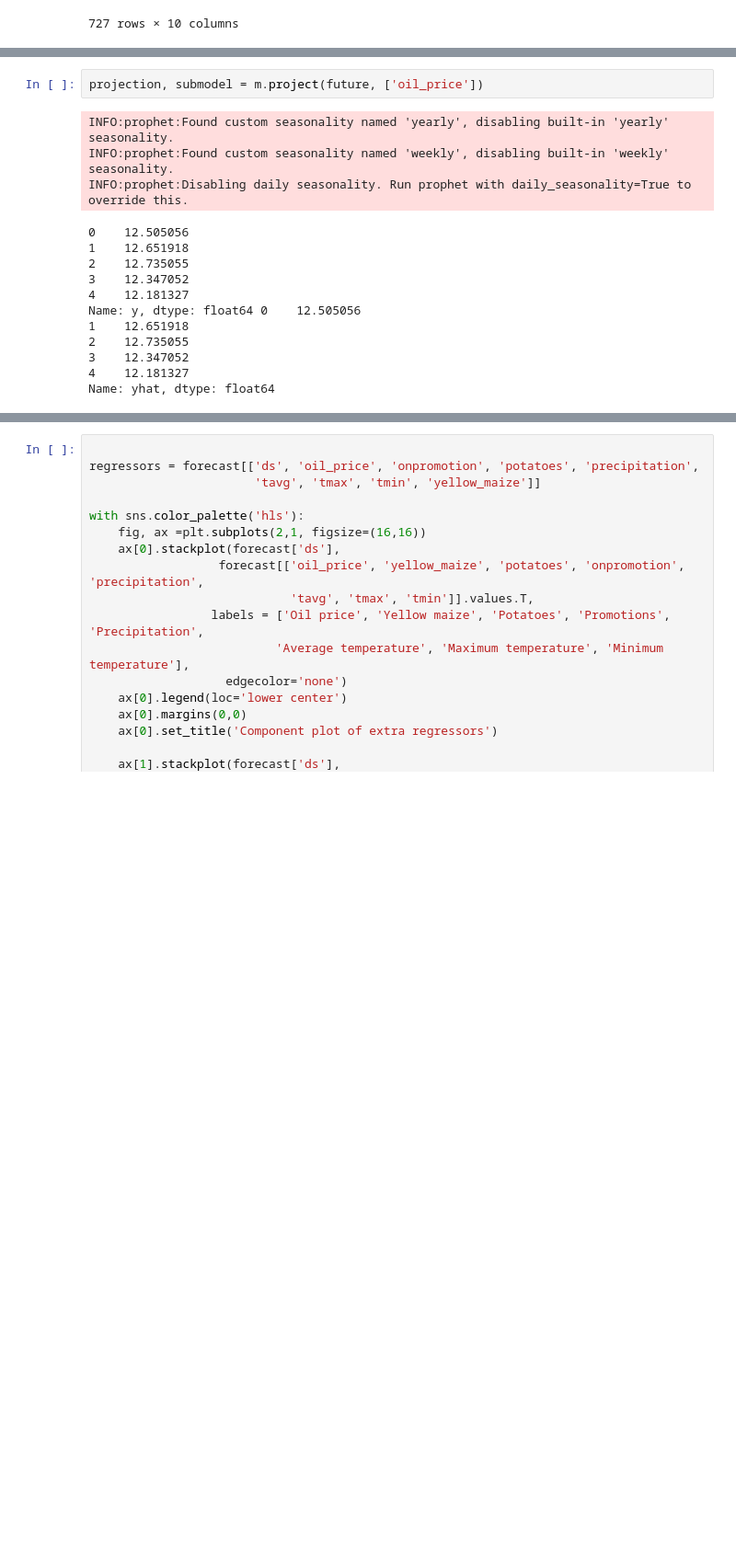
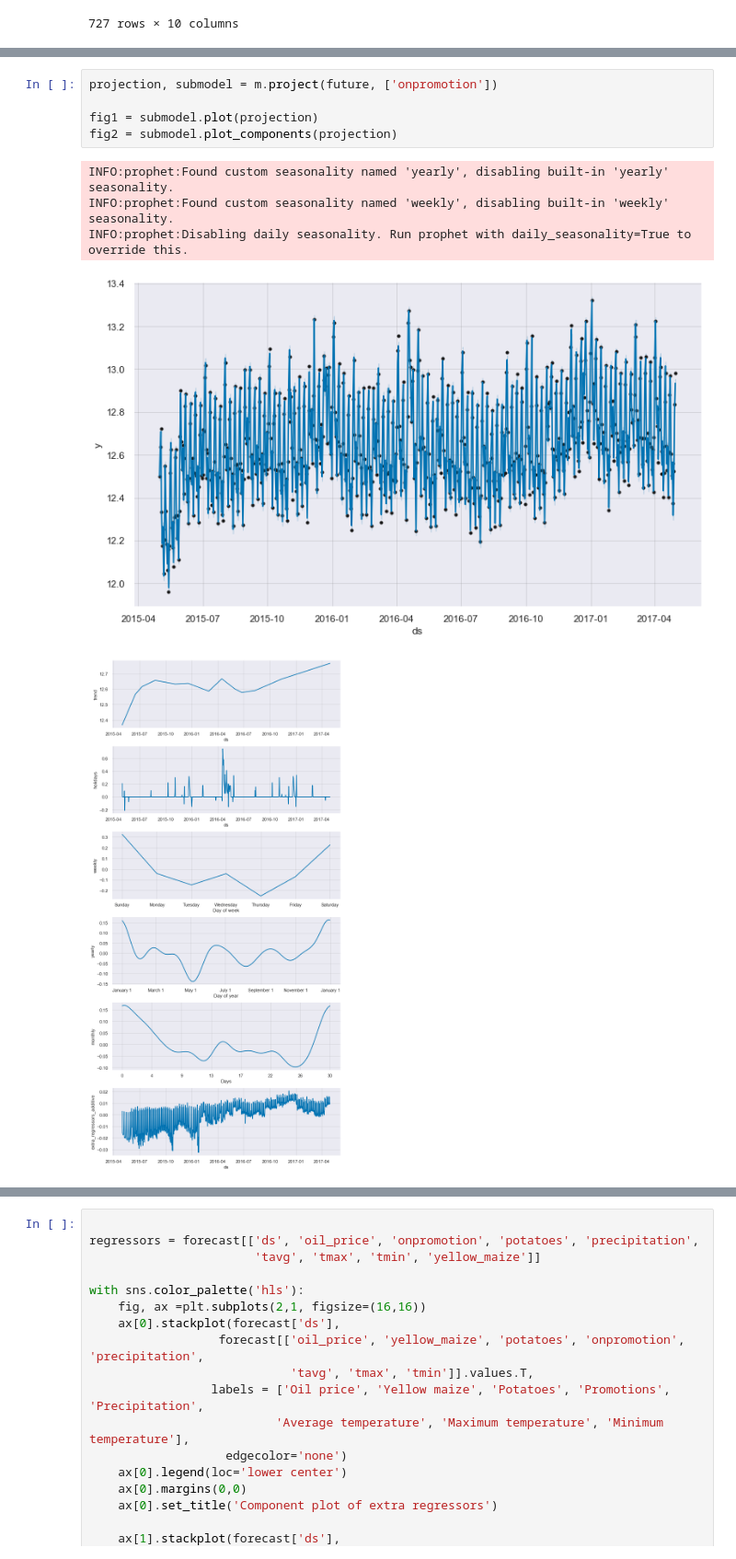
Before and after one commit to Elias-YJ/bsc-thesis, a Jupyter notebook: Projections.ipynb, the cells around one changed output, grey strips where cells are left out. Shown at 92% size. Cells and saved outputs as stored; diff of their text form; blank space fills up the shorter version.

Commit message:
Implement variable selection and projections

```diff
--- a/Projections.ipynb
+++ b/Projections.ipynb
@@ -152,18 +212,12 @@ forecast.head()
 5 rows × 277 columns
 # %%
-projection, submodel = m.project(future, ['oil_price'])
+projection, submodel = m.project(future, ['onpromotion'])
+
+fig1 = submodel.plot(projection)
+fig2 = submodel.plot_components(projection)
 # %% [output]
 INFO:prophet:Found custom seasonality named 'yearly', disabling built-in 'yearly' seasonality.
 INFO:prophet:Found custom seasonality named 'weekly', disabling built-in 'weekly' seasonality.
 INFO:prophet:Disabling daily seasonality. Run prophet with daily_seasonality=True to override this.
-0    12.505056
-1    12.651918
-2    12.735055
-3    12.347052
-4    12.181327
-Name: y, dtype: float64 0    12.505056
-1    12.651918
-2    12.735055
-3    12.347052
-4    12.181327
-Name: yhat, dtype: float64
+[figure, added]
+[figure, added]
```
Also changed, not shown: parts of 15 cells of this notebook, 4 other files.
